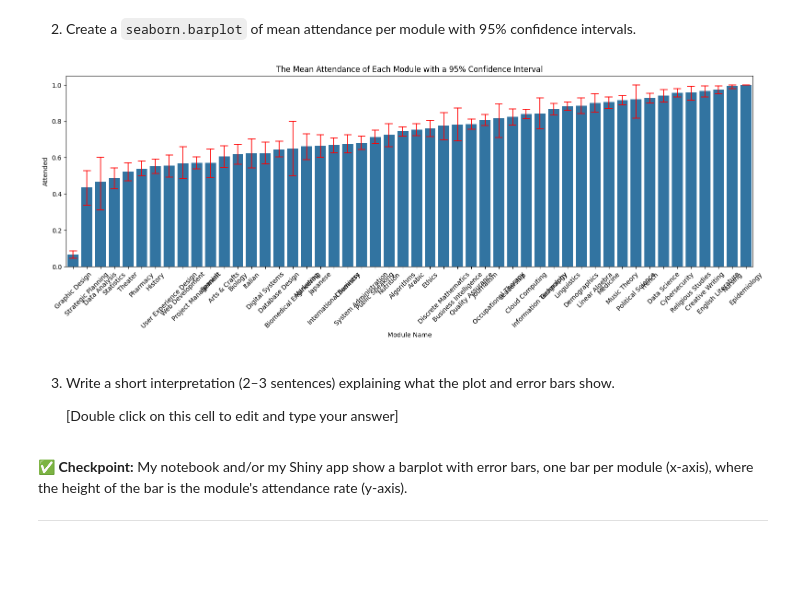
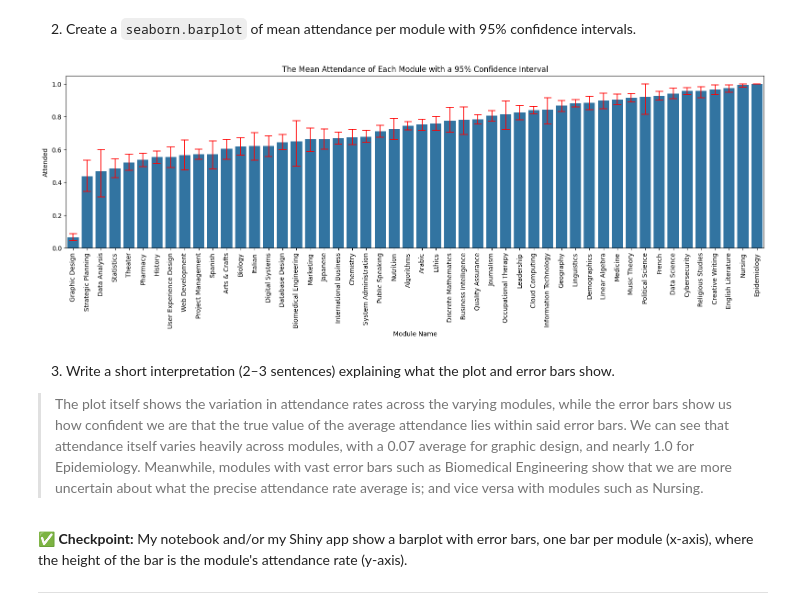
Before and after one commit to StemmedAxis06/M6006_assignment2_23360932014, a Jupyter notebook: summative1-1.ipynb, the cells around one changed output. Saved outputs shown, nothing was run; the diff lists cells and outputs as text; code cells hidden in the pictures; blank space fills up the shorter version.

```diff
--- a/summative1-1.ipynb
+++ b/summative1-1.ipynb
@@ -383,22 +383,22 @@ ACs_hit_list
 # %%
 import seaborn as sns
 import scipy.stats as stats
 
 the_attendance_is_mean = the_summative_df.groupby('Module Name')['Attended'].mean().sort_values()
 order_of_the_module = the_attendance_is_mean.index
 
 plt.figure(figsize=(16,6))
 sns.barplot(data=the_summative_df, x='Module Name', y='Attended', errorbar=('ci',95), capsize=0.5, err_kws={'linewidth': 1.25, 'color' : 'red'}, order = order_of_the_module)
-plt.xticks(rotation=45)
+plt.xticks(rotation=90)
 plt.tight_layout()
 plt.title('The Mean Attendance of Each Module with a 95% Confidence Interval')
 plt.show()
 # %% [output]
-[figure, old version]
+[figure, new version]
 # %% [markdown]
 3. Write a short interpretation (2–3 sentences) explaining what the plot and error bars show.
 
-    [Double click on this cell to edit and type your answer]
+> The plot itself shows the variation in attendance rates across the varying modules, while the error bars show us how confident we are that the true value of the average attendance lies within said error bars. We can see that attendance itself varies heavily across modules, with a 0.07 average for graphic design, and nearly 1.0 for Epidemiology. Meanwhile, modules with vast error bars such as Biomedical Engineering show that we are more uncertain about what the precise attendance rate average is; and vice versa with modules such as Nursing.
 # %% [markdown]
 ✅ **Checkpoint:** My notebook and/or my Shiny app show a barplot with error bars, one bar per module (x-axis), where the height of the bar is the module's attendance rate (y-axis).
 
```
